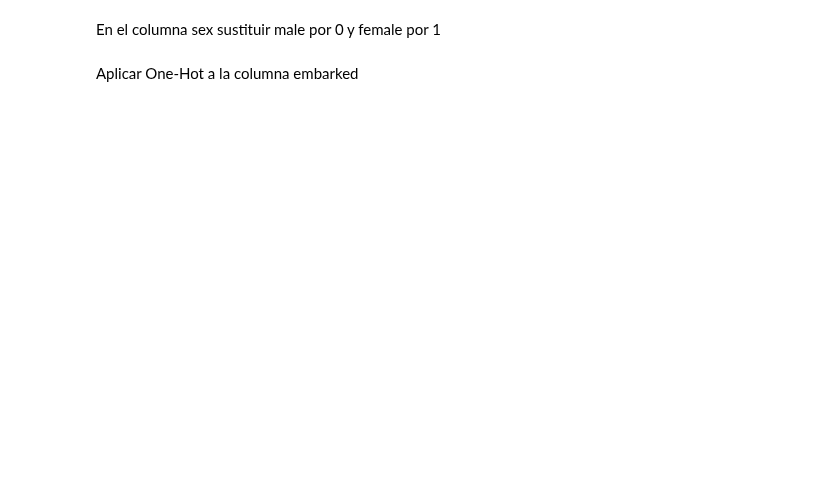
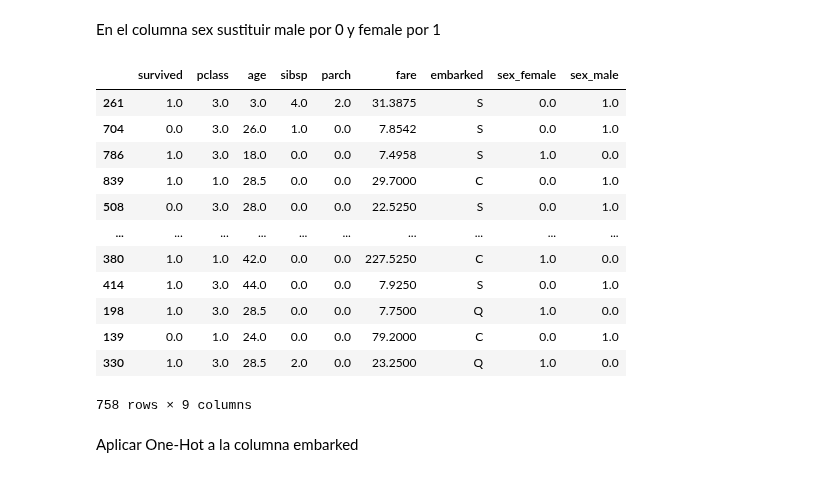
Before and after one commit to Elena2332/iabd, a Jupyter notebook: ia/sapa/2_4Ejercicios.ipynb, the cells around one changed output. Cells and saved outputs as stored; diff of their text form; code cells hidden in the pictures; blank space fills up the shorter version.

```diff
--- a/ia/sapa/2_4Ejercicios.ipynb
+++ b/ia/sapa/2_4Ejercicios.ipynb
@@ -399,4 +426,26 @@ Rellenamos los datos ausentes en el dataframe (lo hacemos para todas las columna
 # %% [markdown]
 En el columna sex sustituir male por 0 y female por 1
+# %%
+sex_cat = test_set[['sex']]
+cat_encoder = OneHotEncoder()
+test_cat_1hot = cat_encoder.fit_transform(sex_cat)
+df_output = pd.DataFrame(cat_encoder.transform(sex_cat).toarray(), columns=cat_encoder.get_feature_names_out(), index=sex_cat.index)
+for col in df_output.columns:
+    test_set_transform[col] = df_output[col]
+test_set_transform
+# %% [output]
+|  | survived | pclass | age | sibsp | parch | fare | embarked | sex_female | sex_male |
+| 261 | 1.0 | 3.0 | 3.0 | 4.0 | 2.0 | 31.3875 | S | 0.0 | 1.0 |
+| 704 | 0.0 | 3.0 | 26.0 | 1.0 | 0.0 | 7.8542 | S | 0.0 | 1.0 |
+| 786 | 1.0 | 3.0 | 18.0 | 0.0 | 0.0 | 7.4958 | S | 1.0 | 0.0 |
+| 839 | 1.0 | 1.0 | 28.5 | 0.0 | 0.0 | 29.7000 | C | 0.0 | 1.0 |
+| 508 | 0.0 | 3.0 | 28.0 | 0.0 | 0.0 | 22.5250 | S | 0.0 | 1.0 |
+| ... | ... | ... | ... | ... | ... | ... | ... | ... | ... |
+| 380 | 1.0 | 1.0 | 42.0 | 0.0 | 0.0 | 227.5250 | C | 1.0 | 0.0 |
+| 414 | 1.0 | 3.0 | 44.0 | 0.0 | 0.0 | 7.9250 | S | 0.0 | 1.0 |
+| 198 | 1.0 | 3.0 | 28.5 | 0.0 | 0.0 | 7.7500 | Q | 1.0 | 0.0 |
+| 139 | 0.0 | 1.0 | 24.0 | 0.0 | 0.0 | 79.2000 | C | 0.0 | 1.0 |
+| 330 | 1.0 | 3.0 | 28.5 | 2.0 | 0.0 | 23.2500 | Q | 1.0 | 0.0 |
+758 rows × 9 columns
 # %% [markdown]
 Aplicar One-Hot a la columna embarked
```
Also changed, not shown: parts of 10 cells of this notebook, 1 other file.
